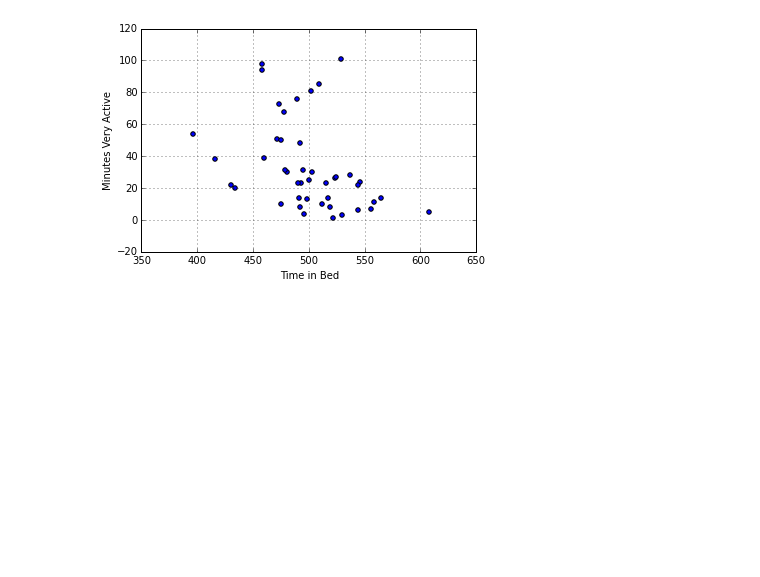
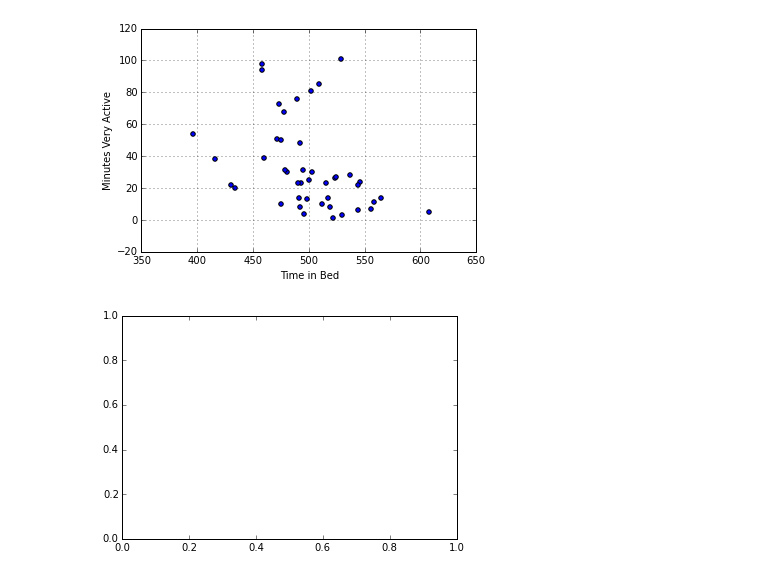
Before and after one commit to frenchwr/Fitbit, a Jupyter notebook: notebooks/scatter_plots.ipynb, the cells around one changed output. Drawn from its saved outputs; the diff is of its cells as text; code cells hidden in the pictures; blank space fills up the shorter version.

```diff
--- a/notebooks/scatter_plots.ipynb
+++ b/notebooks/scatter_plots.ipynb
@@ -90,3 +90,9 @@ plotter.plot_data_frame(allData,x='Time in Bed',y='Minutes Very Active',kind='sc
 [figure]
 [figure]
 [figure]
+# %%
+s = fb_obj.sleep
+a = fb_obj.activity
+fig,ax = plotter.plot_np_data()
+# %% [output]
+[figure, added]
```
Also changed, not shown: 2 other files.
